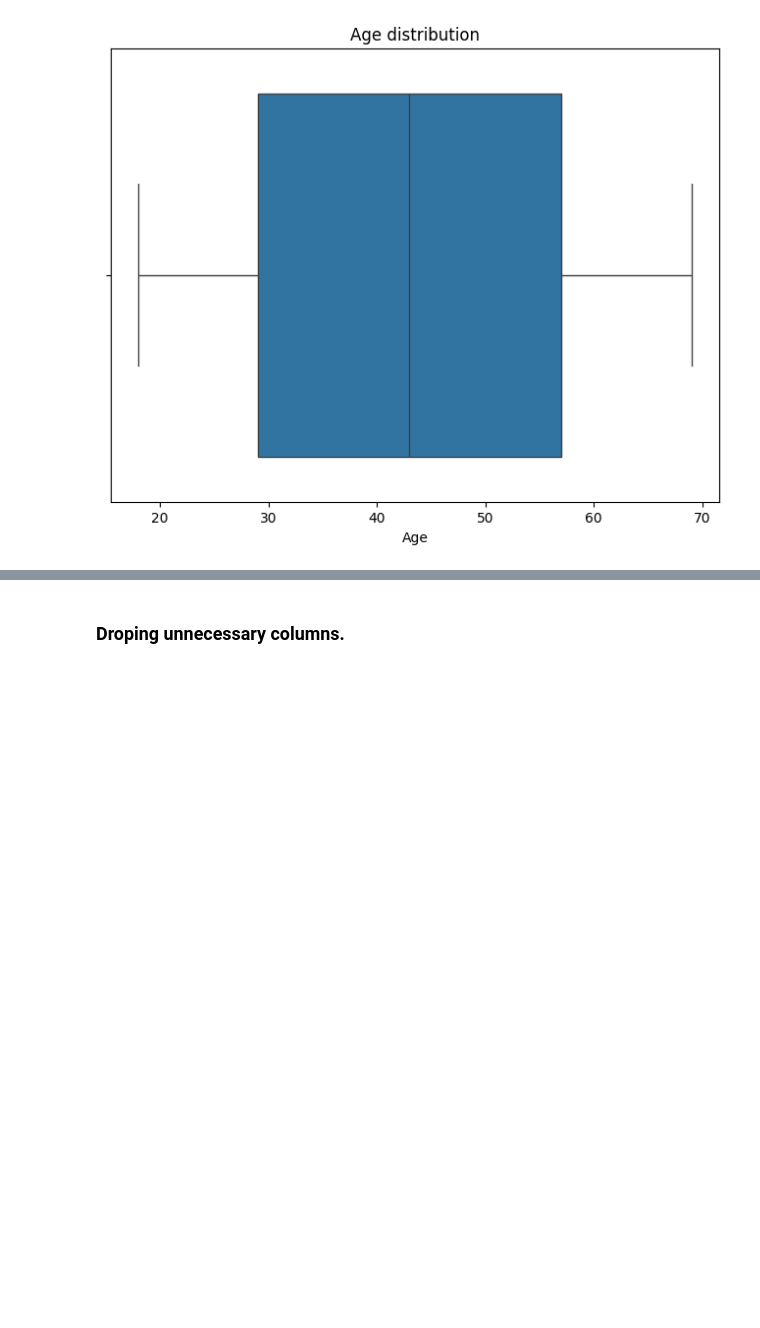
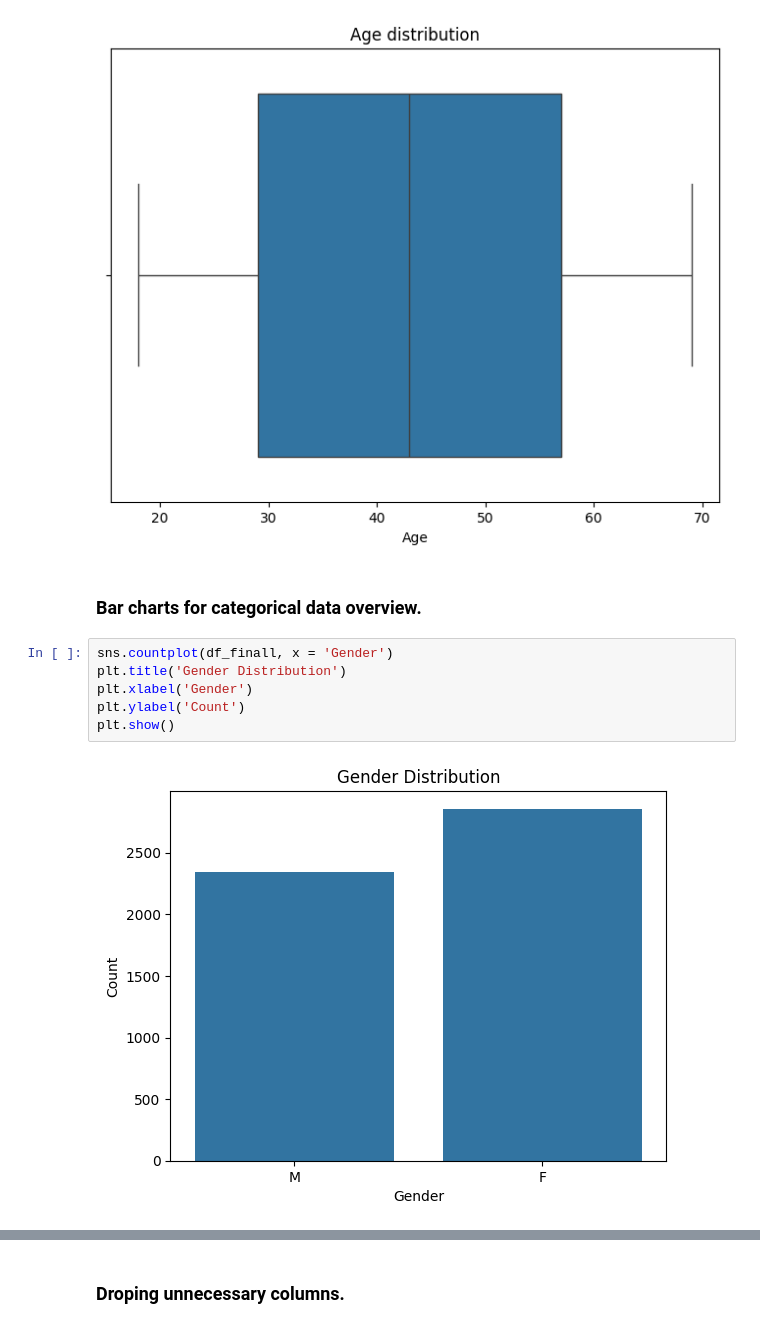
Before and after one commit to 87690ut/Virtual-Internships-Portfolio, a Jupyter notebook: Lloyds_Customer_Churn_Analysis/Llyods_Customer_Churn_Prediction-Analysis.ipynb, the cells around one changed output, grey strips where cells are left out. Saved outputs shown, nothing was run; the diff lists cells and outputs as text; blank space fills up the shorter version.

Commit message:
bar charts for multiple categorical data overview code update

```diff
--- a/Lloyds_Customer_Churn_Analysis/Llyods_Customer_Churn_Prediction-Analysis.ipynb
+++ b/Lloyds_Customer_Churn_Analysis/Llyods_Customer_Churn_Prediction-Analysis.ipynb
@@ -156,3 +156,13 @@ plt.xlabel('Age')
 plt.show()
 # %% [output]
 [figure]
+# %% [markdown]
+### Bar charts for categorical data overview.
+# %%
+sns.countplot(df_finall, x = 'Gender')
+plt.title('Gender Distribution')
+plt.xlabel('Gender')
+plt.ylabel('Count')
+plt.show()
+# %% [output]
+[figure, added]
```
Also changed, not shown: parts of 3 cells of this notebook.
